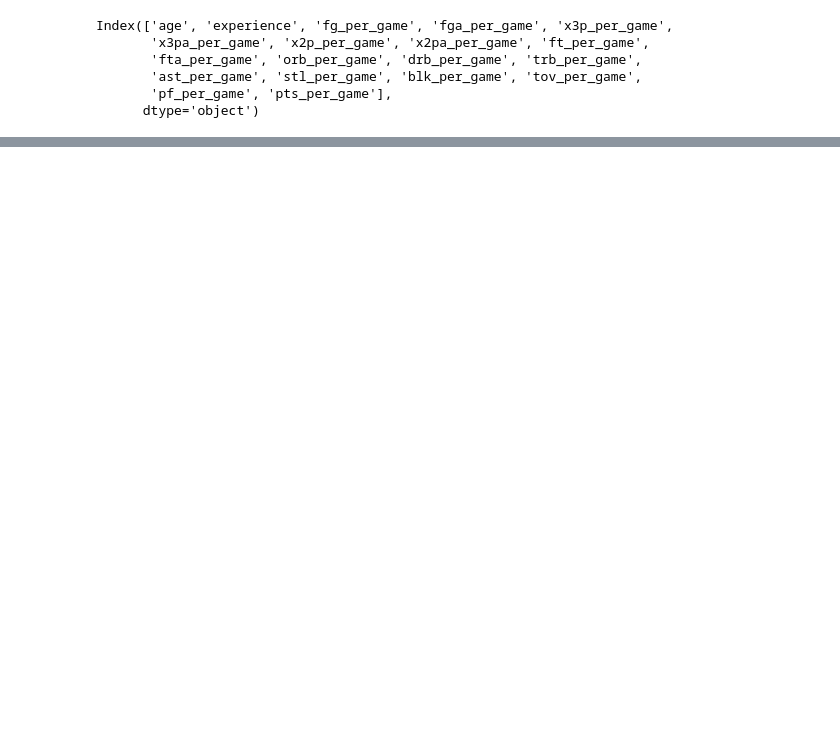
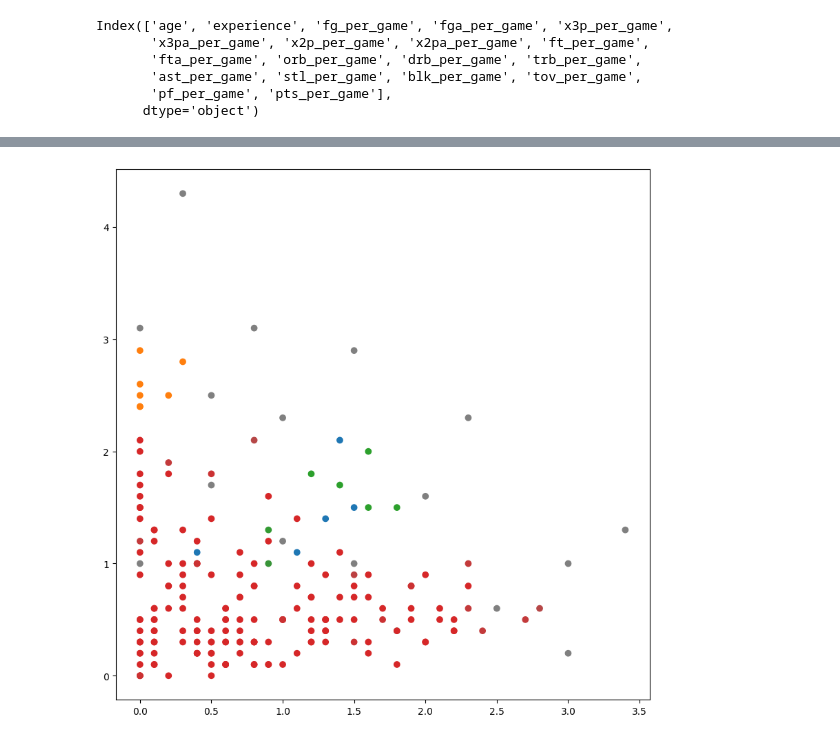
Before and after one commit to bastianbm7/clusterization_NBA, a Jupyter notebook: Untitled.ipynb, the cells around one changed output, grey strips where cells are left out. Cells and saved outputs as stored; diff of their text form; code cells hidden in the pictures; blank space fills up the shorter version.

```diff
--- a/Untitled.ipynb
+++ b/Untitled.ipynb
@@ -312,0 +158,18 @@ graph_heatmp(df, x, y)
+# %%
+x = df[df.columns[0]]
+y = df[df.columns[1]]
+
+def scatter_final(df,x,y, clusterer):
+    palette = sns.color_palette()
+    cluster_colors = [sns.desaturate(palette[col], sat)
+                      if col >= 0 else (0.5, 0.5, 0.5) for col, sat in
+                      zip(clusterer.labels_, clusterer.probabilities_)]
+
+    fig, ax = plt.subplots(figsize=(10, 10))
+
+    plt.scatter(x, y, c=cluster_colors)
+    return fig
+
+fig = scatter_final(df,x,y, clusterer)
+# %% [output]
+[figure, added]
```
Also changed, not shown: parts of 33 cells of this notebook, 4 other files.
